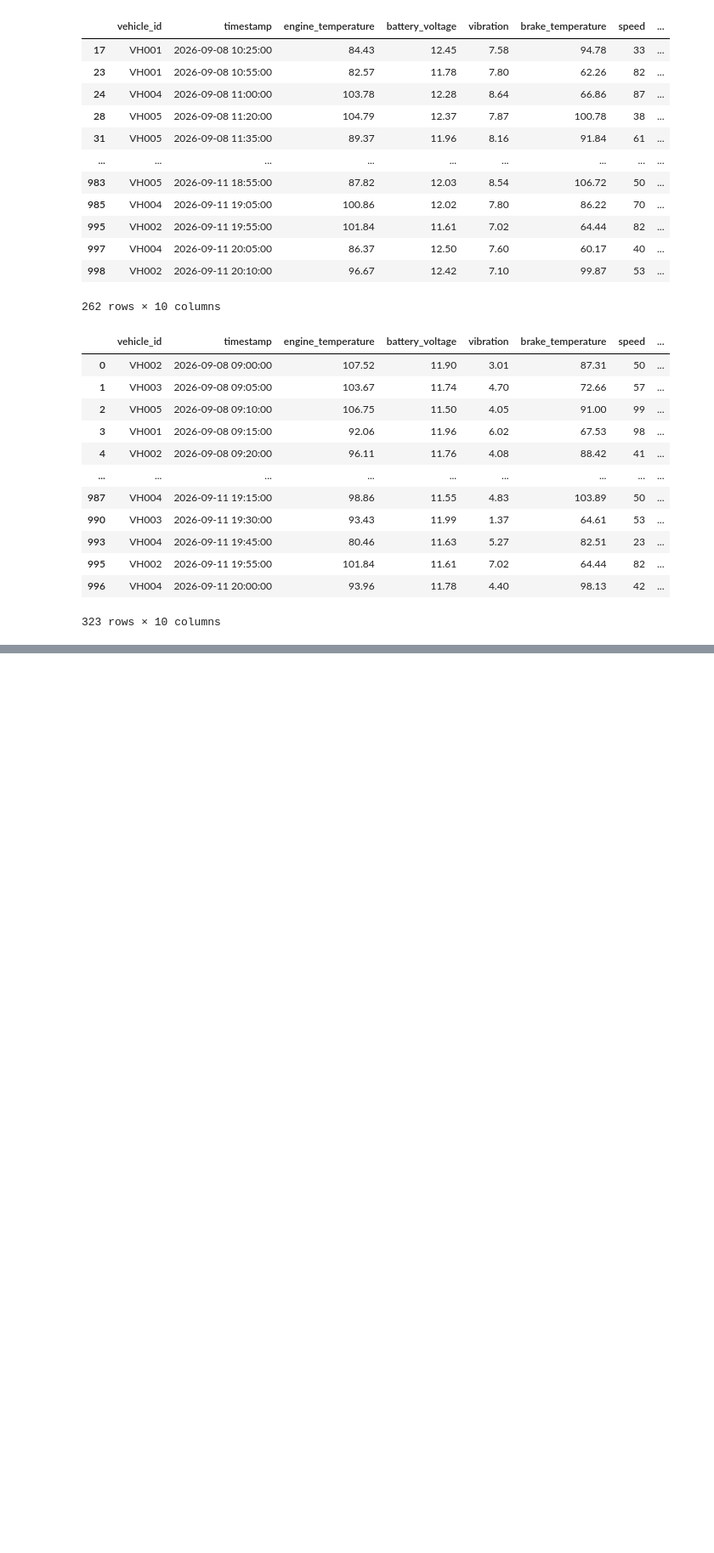
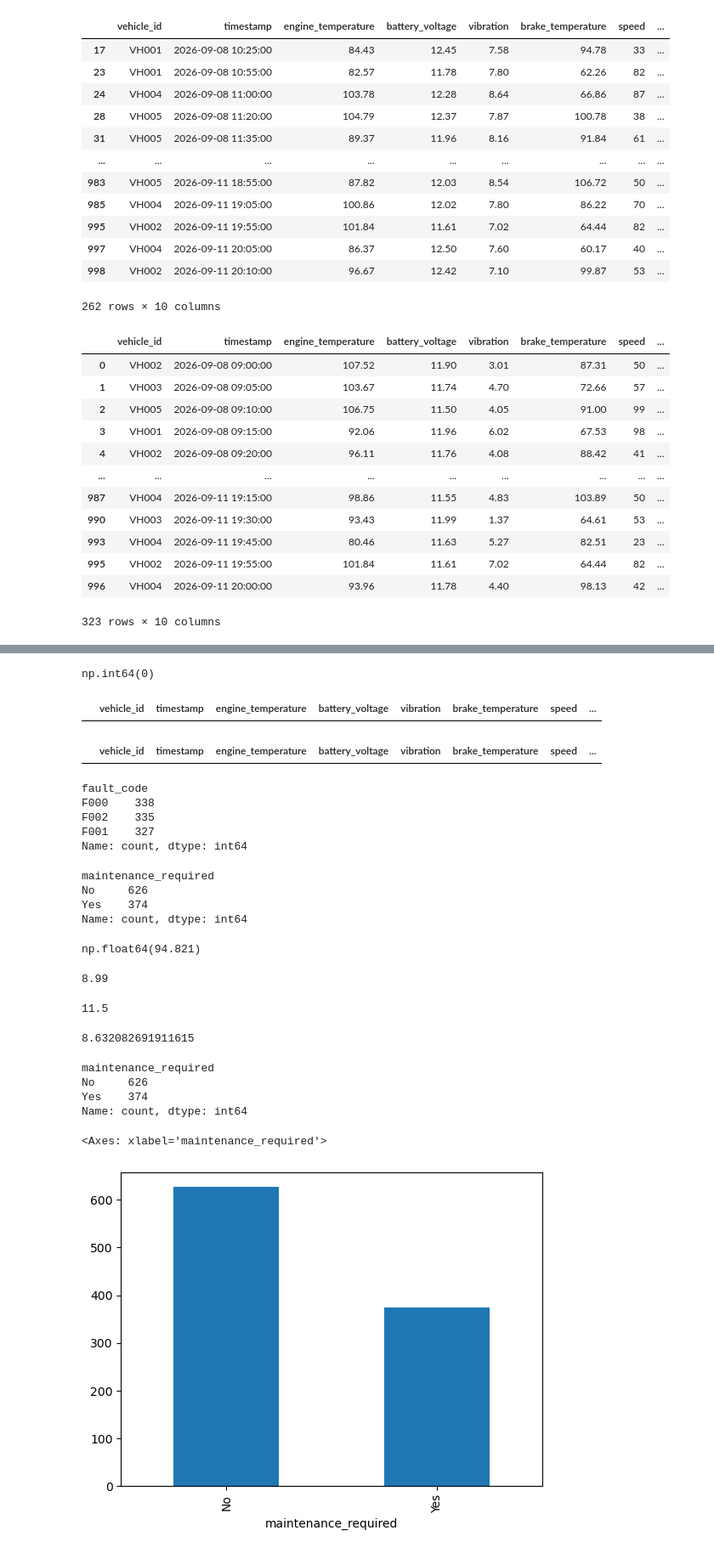
Before and after one commit to sampath-2147/vehicle-predictive-maintenance, a Jupyter notebook: notebooks/01_data_exploration.ipynb, the cells around one changed output, grey strips where cells are left out. Shown at 85% size. Drawn from its saved outputs; the diff is of its cells as text; code cells hidden in the pictures; blank space fills up the shorter version.

```diff
--- a/notebooks/01_data_exploration.ipynb
+++ b/notebooks/01_data_exploration.ipynb
@@ -183,0 +216,58 @@ df[df["battery_voltage"] < 12]
+# %%
+#checking for dublicates
+df.duplicated().sum()
+# %% [output]
+np.int64(0)
+# %%
+#find invalid engine_temperature
+df[(df["engine_temperature"] < 0) | (df["engine_temperature"] > 150)]
+# %% [output]
+|  | vehicle_id | timestamp | engine_temperature | battery_voltage | vibration | brake_temperature | speed | ... |
+# %%
+#find invalid battery_voltage
+df[(df["battery_voltage"] < 10) | (df["battery_voltage"] > 15)]
+# %% [output]
+|  | vehicle_id | timestamp | engine_temperature | battery_voltage | vibration | brake_temperature | speed | ... |
+# %%
+df["fault_code"].value_counts()
+# %% [output]
+fault_code
+F000    338
+F002    335
+F001    327
+Name: count, dtype: int64
+# %%
+df["maintenance_required"].value_counts()
+# %% [output]
+maintenance_required
+No     626
+Yes    374
+Name: count, dtype: int64
+# %%
+np.mean(df["engine_temperature"])
+# %% [output]
+np.float64(94.821)
+# %%
+np.max(df["vibration"])
+# %% [output]
+8.99
+# %%
+np.min(df["battery_voltage"])
+# %% [output]
+11.5
+# %%
+np.std(df["engine_temperature"])
+# %% [output]
+8.632082691911615
+# %%
+df["maintenance_required"].value_counts()
+# %% [output]
+maintenance_required
+No     626
+Yes    374
+Name: count, dtype: int64
+# %%
+df["maintenance_required"].value_counts().plot(kind="bar")
+# %% [output]
+<Axes: xlabel='maintenance_required'>
+[figure, added]
```
Also changed, not shown: parts of 10 cells of this notebook, 4 other files.
